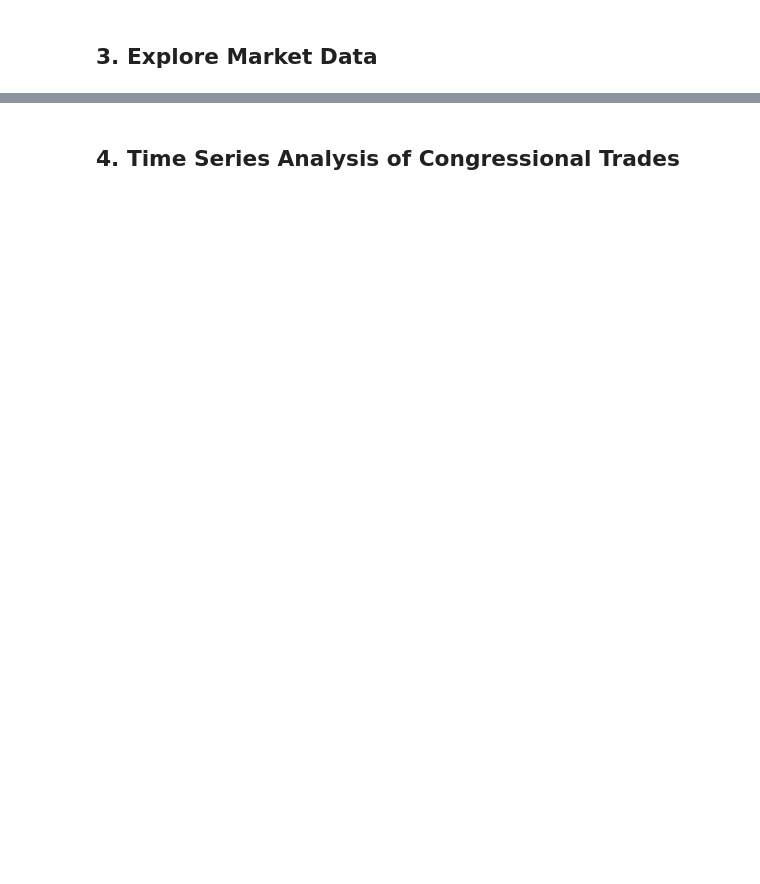
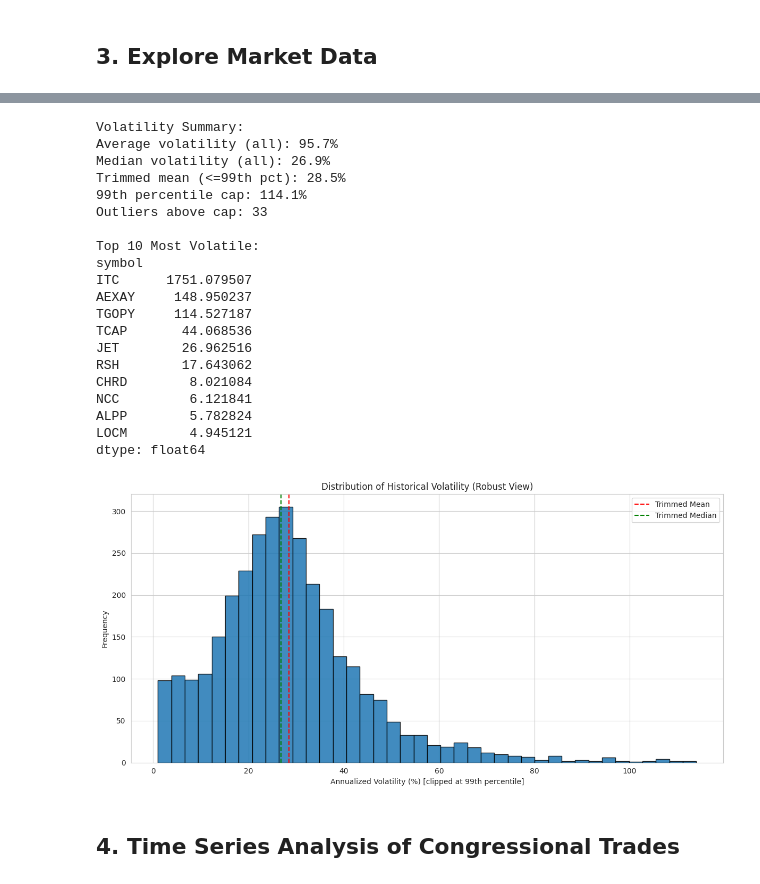
Before and after one commit to FranklineMisango/Algorithmic_Trading_and_HFT_Research, a Jupyter notebook: Algorithmic_Strategies/Copy_Congress_Strategy/01_data_exploration.ipynb, the cells around one changed output, grey strips where cells are left out. Saved outputs shown, nothing was run; the diff lists cells and outputs as text; code cells hidden in the pictures; blank space fills up the shorter version.

```diff
--- a/Algorithmic_Strategies/Copy_Congress_Strategy/01_data_exploration.ipynb
+++ b/Algorithmic_Strategies/Copy_Congress_Strategy/01_data_exploration.ipynb
@@ -182,23 +314,62 @@ plt.show()
 # %%
 # Volatility analysis
+if 'volatility' not in locals() or volatility is None:
+    vol_window = config.get('weighting', {}).get('volatility_lookback', 30)
+    min_vol = config.get('weighting', {}).get('min_volatility', 0.01)
+    returns = prices.pct_change()
+    volatility = returns.rolling(window=vol_window).std() * np.sqrt(252)
+    volatility = volatility.clip(lower=min_vol)
+
 avg_volatility = volatility.mean().sort_values(ascending=False)
+avg_volatility_pct = avg_volatility * 100
+
+# Robust statistics (reduce impact of extreme tails)
+p99 = avg_volatility_pct.quantile(0.99)
+trimmed = avg_volatility_pct[avg_volatility_pct <= p99]
+outlier_count = (avg_volatility_pct > p99).sum()
 
 print('\nVolatility Summary:')
-print(f"Average volatility: {avg_volatility.mean():.1%}")
-print(f"Median volatility: {avg_volatility.median():.1%}")
-print(f"\nTop 10 Most Volatile:')
+print(f"Average volatility (all): {avg_volatility.mean():.1%}")
+print(f"Median volatility (all): {avg_volatility.median():.1%}")
+print(f"Trimmed mean (<=99th pct): {trimmed.mean()/100:.1%}")
+print(f"99th percentile cap: {p99:.1f}%")
+print(f"Outliers above cap: {outlier_count}")
+print(f"\nTop 10 Most Volatile:")
 print(avg_volatility.head(10))
 
-# Histogram
+# Histogram clipped at 99th percentile for readability
 plt.figure(figsize=(12, 6))
-plt.hist(avg_volatility * 100, bins=30, edgecolor='black')
-plt.xlabel('Annualized Volatility (%)')
+plt.hist(trimmed, bins=40, edgecolor='black', alpha=0.85)
+plt.xlabel('Annualized Volatility (%) [clipped at 99th percentile]')
 plt.ylabel('Frequency')
-plt.title('Distribution of Historical Volatility')
-plt.axvline(avg_volatility.mean() * 100, color='red', linestyle='--', label='Mean')
+plt.title('Distribution of Historical Volatility (Robust View)')
+plt.axvline(trimmed.mean(), color='red', linestyle='--', label='Trimmed Mean')
+plt.axvline(np.median(trimmed), color='green', linestyle='--', label='Trimmed Median')
 plt.legend()
 plt.tight_layout()
 plt.show()
+# %% [output]
+Volatility Summary:
+Average volatility (all): 95.7%
+Median volatility (all): 26.9%
+Trimmed mean (<=99th pct): 28.5%
+99th percentile cap: 114.1%
+Outliers above cap: 33
+
+Top 10 Most Volatile:
+symbol
+ITC      1751.079507
+AEXAY     148.950237
+TGOPY     114.527187
+TCAP       44.068536
+JET        26.962516
+RSH        17.643062
+CHRD        8.021084
+NCC         6.121841
+ALPP        5.782824
+LOCM        4.945121
+dtype: float64
+[figure, added]
 # %% [markdown]
 ## 4. Time Series Analysis of Congressional Trades
 # %%
```
Also changed, not shown: parts of 15 cells of this notebook, 6 other files.
